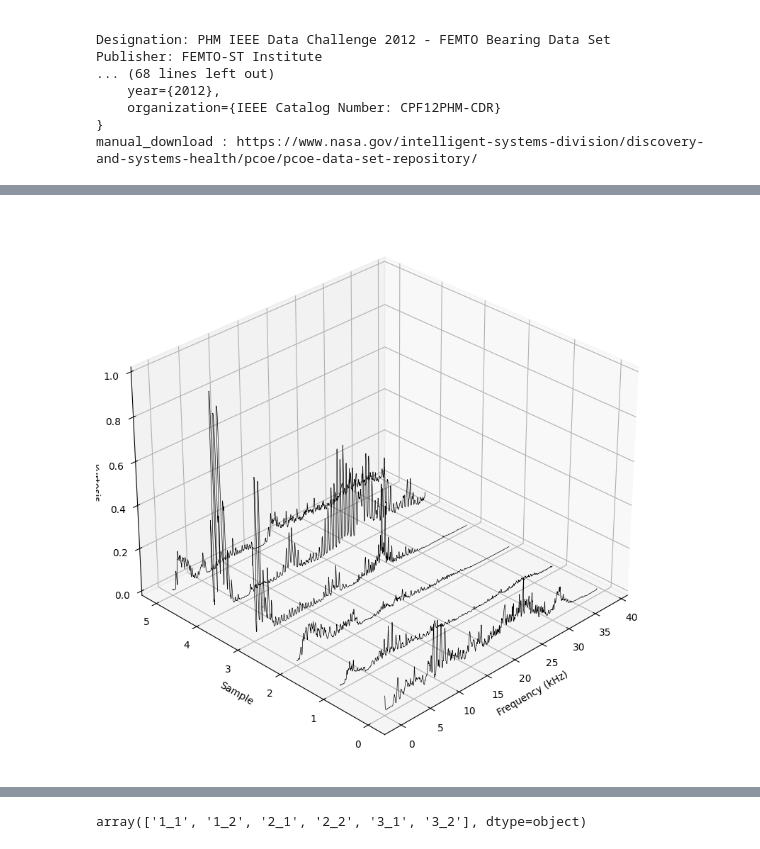
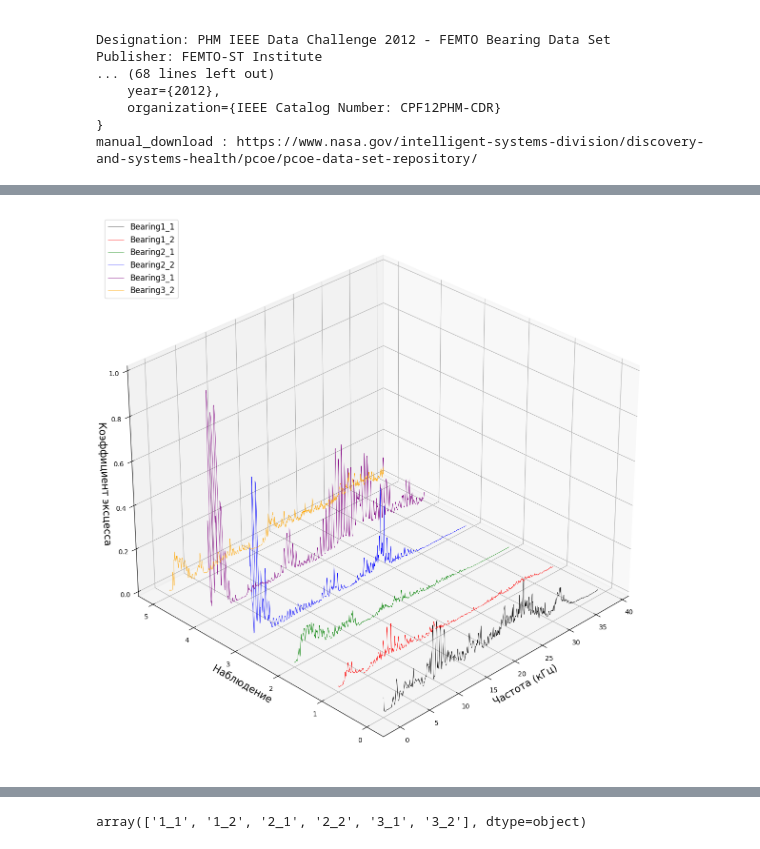
Before and after one commit to cntgfy90/bearing-rul, a Jupyter notebook: 1dcnn.ipynb, the cells around one changed output, grey strips where cells are left out. Cells and saved outputs as stored; diff of their text form; code cells hidden in the pictures.

```diff
--- a/1dcnn.ipynb
+++ b/1dcnn.ipynb
@@ -24,7 +27,7 @@ from tabulate import tabulate
 TRAIN_BEARINGS = {
     1: [
         '1_1',
-        # '1_2',
+        '1_2',
     ],
     2: [
         '2_1',
@@ -109,39 +130,59 @@ plt.plot(d_1_2['H_acc'])
 # %%
 f = []
 ffts = []
 
 nperseg = 1024
+TRAIN_BEARINGS_LIST = [bearing for bearings_list in TRAIN_BEARINGS.values() for bearing in bearings_list]
+LABEL_COLORS = {
+    0: 'black',
+    1: 'red',
+    2: 'green',
+    3: 'blue',
+    4: 'purple',
+    5: 'orange',
+}
 
-for d in [
-    d_1_1,
-    d_1_2,
-    d_2_1,
-    d_2_2,
-    d_3_1,
-    d_3_2
-]:
-    vibration_signal = (d['H_acc'] - np.mean(d['H_acc'])) / np.std(d['H_acc'])
+for bearing in TRAIN_BEARINGS_LIST:
+    data = df[0][df[0]['unit'] == bearing]
+    vibration_signal = (data['H_acc'] - np.mean(data['H_acc'])) / np.std(data['H_acc'])
     u,v,w = stft(vibration_signal, 25.6 * 1000, nperseg=nperseg,noverlap = 512, window='hann', nfft=2048)
     f.append(u)
     ffts.append(kurtosis(np.abs(w),fisher = False,axis = 1))
 
 f = np.asarray(f)
 ffts = np.asarray(ffts)
 
 fftn = (ffts - ffts.min()) / (ffts.max() - ffts.min())
 
 fftn = np.asarray(fftn)
-n = np.ones_like(f[0])
 
-fig = plt.figure(figsize = (10.0,10.0))
-ax = plt.axes(projection = '3d')
-ax.view_init(30,225)
-for i in range(f.shape[0]):
-    ax.plot((f[i] * 3) / 1.0e3,i * n,fftn[i],color = 'black',linewidth = 0.50)
 
-ax.set_xlabel('Frequency (kHz)')
-ax.set_ylabel('Sample')
-ax.set_zlabel('Kurtosis')
-plt.show()
+def plot_3d_bearing_kurtosis(f, bearings_list, label_colors):
+    n = np.ones_like(f[0])
+
+    fig = plt.figure(figsize = (15.0, 15.0))
+    ax = plt.axes(projection = '3d')
+    ax.view_init(30,225)
+    for i in range(f.shape[0]):
+        ax.plot(
+            (f[i] * 3) / 1.0e3,
+            i * n,
+            fftn[i],
+            color=label_colors[i],
+            linewidth = 0.50,
+            label='Bearing' + bearings_list[i],
+        )
+
+    ax.legend(loc='upper left', fontsize=12)
+    ax.set_xlabel('Частота (кГц)', fontsize=15)
+    ax.set_ylabel('Наблюдение', fontsize=15)
+    ax.set_zlabel('Коэффициент эксцесса', fontsize=15)
+    plt.show()
+
+plot_3d_bearing_kurtosis(
+    f=f,
+    bearings_list=TRAIN_BEARINGS_LIST,
+    label_colors=LABEL_COLORS
+)
 # %% [output]
-[figure, old version]
+[figure, new version]
```
Also changed, not shown: parts of 19 cells of this notebook.
